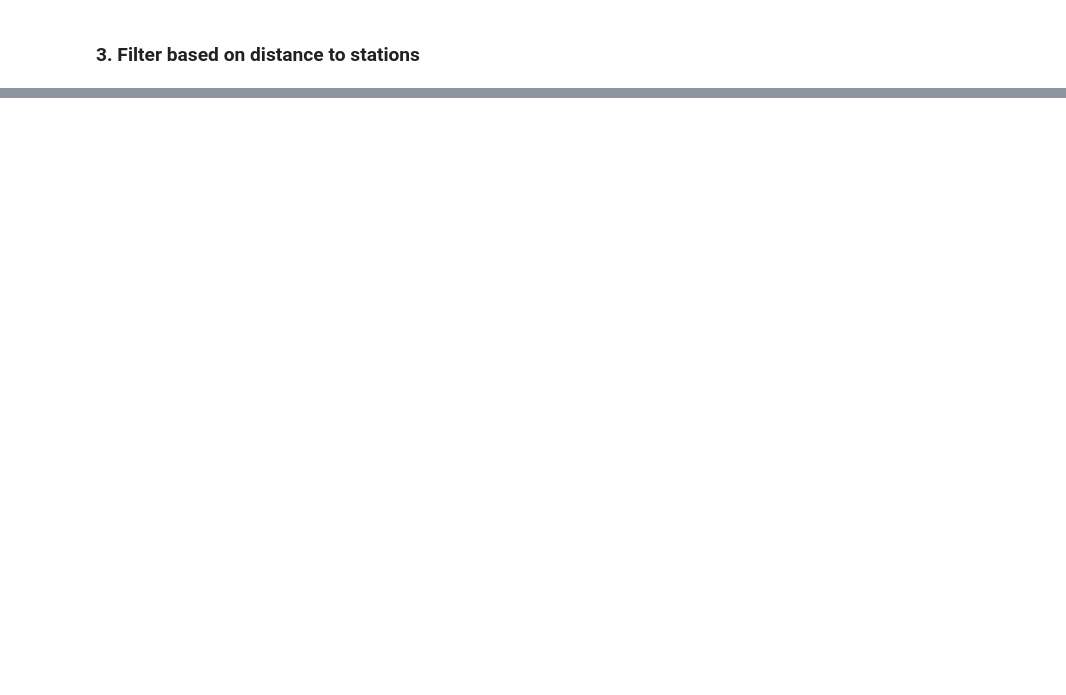
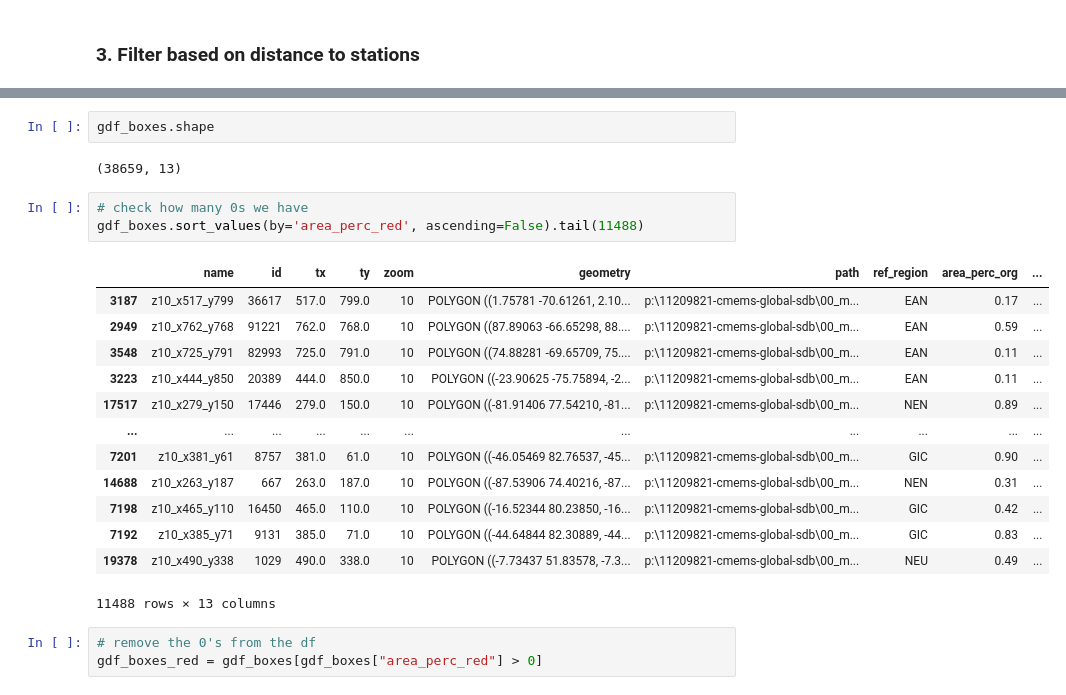
Before and after one commit to openearth/eo-bathymetry, a Jupyter notebook: notebooks/cmems-bathymetry/check_global_tiles.ipynb, the cells around one changed output, grey strips where cells are left out. Drawn from its saved outputs; the diff is of its cells as text; blank space fills up the shorter version.

```diff
--- a/notebooks/cmems-bathymetry/check_global_tiles.ipynb
+++ b/notebooks/cmems-bathymetry/check_global_tiles.ipynb
@@ -540,0 +764,24 @@ ctx.add_basemap(ax=ax, crs=gdf_boxes_.crs, attribution='', source=ctx.providers.
+# %%
+gdf_boxes.shape
+# %% [output]
+(38659, 13)
+# %%
+# check how many 0s we have
+gdf_boxes.sort_values(by='area_perc_red', ascending=False).tail(11488)
+# %% [output]
+|  | name | id | tx | ty | zoom | geometry | path | ref_region | area_perc_org | ... |
+| 3187 | z10_x517_y799 | 36617 | 517.0 | 799.0 | 10 | POLYGON ((1.75781 -70.61261, 2.10... | p:\11209821-cmems-global-sdb\00_m... | EAN | 0.17 | ... |
+| 2949 | z10_x762_y768 | 91221 | 762.0 | 768.0 | 10 | POLYGON ((87.89063 -66.65298, 88.... | p:\11209821-cmems-global-sdb\00_m... | EAN | 0.59 | ... |
+| 3548 | z10_x725_y791 | 82993 | 725.0 | 791.0 | 10 | POLYGON ((74.88281 -69.65709, 75.... | p:\11209821-cmems-global-sdb\00_m... | EAN | 0.11 | ... |
+| 3223 | z10_x444_y850 | 20389 | 444.0 | 850.0 | 10 | POLYGON ((-23.90625 -75.75894, -2... | p:\11209821-cmems-global-sdb\00_m... | EAN | 0.11 | ... |
+| 17517 | z10_x279_y150 | 17446 | 279.0 | 150.0 | 10 | POLYGON ((-81.91406 77.54210, -81... | p:\11209821-cmems-global-sdb\00_m... | NEN | 0.89 | ... |
+| ... | ... | ... | ... | ... | ... | ... | ... | ... | ... | ... |
+| 7201 | z10_x381_y61 | 8757 | 381.0 | 61.0 | 10 | POLYGON ((-46.05469 82.76537, -45... | p:\11209821-cmems-global-sdb\00_m... | GIC | 0.90 | ... |
+| 14688 | z10_x263_y187 | 667 | 263.0 | 187.0 | 10 | POLYGON ((-87.53906 74.40216, -87... | p:\11209821-cmems-global-sdb\00_m... | NEN | 0.31 | ... |
+| 7198 | z10_x465_y110 | 16450 | 465.0 | 110.0 | 10 | POLYGON ((-16.52344 80.23850, -16... | p:\11209821-cmems-global-sdb\00_m... | GIC | 0.42 | ... |
+| 7192 | z10_x385_y71 | 9131 | 385.0 | 71.0 | 10 | POLYGON ((-44.64844 82.30889, -44... | p:\11209821-cmems-global-sdb\00_m... | GIC | 0.83 | ... |
+| 19378 | z10_x490_y338 | 1029 | 490.0 | 338.0 | 10 | POLYGON ((-7.73437 51.83578, -7.3... | p:\11209821-cmems-global-sdb\00_m... | NEU | 0.49 | ... |
+11488 rows × 13 columns
+# %%
+# remove the 0's from the df
+gdf_boxes_red = gdf_boxes[gdf_boxes["area_perc_red"] > 0]
```
Also changed, not shown: parts of 36 cells of this notebook.
